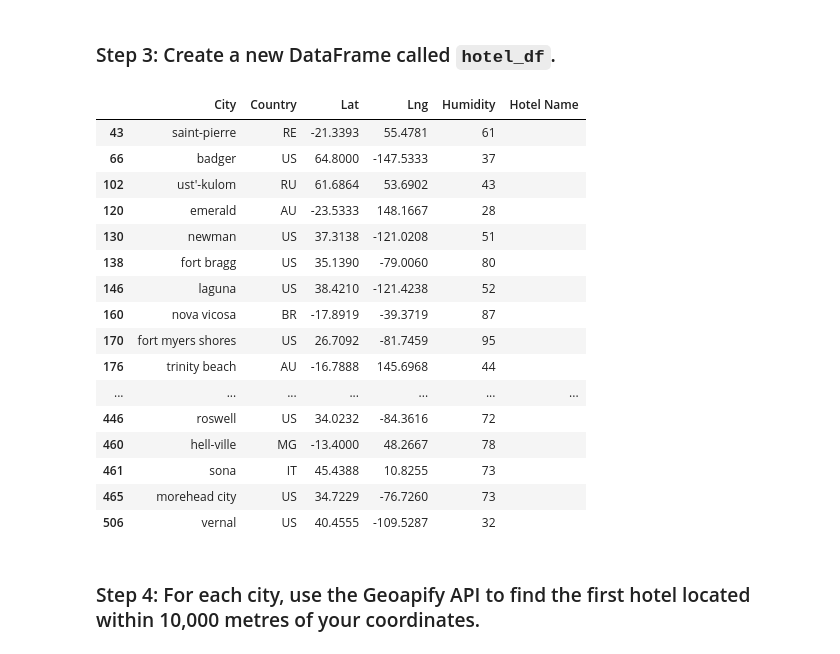
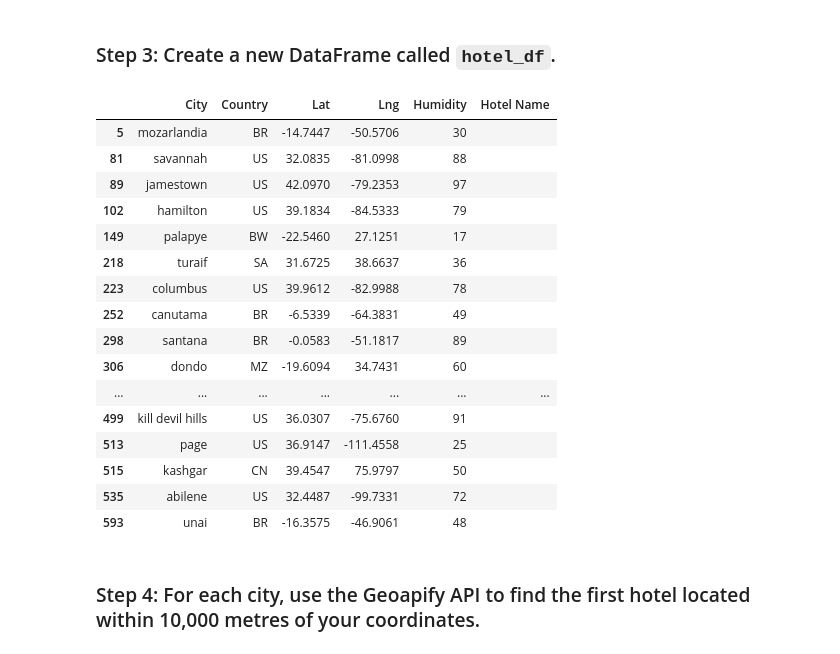
Before and after one commit to karinaahumada01/python-api-challenge, a Jupyter notebook: WeatherPy/VacationPy.ipynb, the cells around one changed output. Saved outputs shown, nothing was run; the diff lists cells and outputs as text; code cells hidden in the pictures.

```diff
--- a/WeatherPy/VacationPy.ipynb
+++ b/WeatherPy/VacationPy.ipynb
@@ -43,0 +35,19 @@ city_data_df.head()
+# %%
+%%capture --no-display
+
+# Configure the map plot
+city_data_df = city_data_df.dropna(subset=['Lat', 'Lng'])
+map_plot = city_data_df.hvplot.points(
+    'Lng', 'Lat',
+    geo=True,
+    tiles='OSM',
+    size=20,
+    color='City',
+    hover_cols=['City', 'Country', 'Max Temp', 'Humidity', 'Cloudiness', 'Wind Speed']
+).opts(
+    xlabel="x",
+    ylabel="y",
+    legend_position="right"
+)
+# Display the map
+map_plot
@@ -45,12 +57,22 @@ city_data_df.head()
 ### Step 2: Narrow down the `city_data_df` DataFrame to find your ideal weather condition
 # %%
 # Narrow down cities that fit criteria and drop any results with null values
-# YOUR CODE HERE
+ideal_temp_min = 21
+ideal_temp_max = 27
+ideal_cloudiness = 0
+ideal_wind_speed_max = 4.5
+
+ideal_weather_cities_df = city_data_df.loc[
+    (city_data_df['Max Temp'] >= ideal_temp_min) &
+    (city_data_df['Max Temp'] <= ideal_temp_max) &
+    (city_data_df['Cloudiness'] == ideal_cloudiness) &
+    (city_data_df['Wind Speed'] <= ideal_wind_speed_max)
+]
 
 # Drop any rows with null values
-# YOUR CODE HERE
+ideal_weather_cities_df = ideal_weather_cities_df.dropna()
 
 # Display sample data
-# YOUR CODE HERE
+ideal_weather_cities_df
 # %% [output]
 |  | City_ID | City | Lat | Lng | Max Temp | Humidity | Cloudiness | Wind Speed | Country | Date |
@@ -74,31 +96,31 @@ city_data_df.head()
 ### Step 3: Create a new DataFrame called `hotel_df`.
 # %%
 # Use the Pandas copy function to create DataFrame called hotel_df to store the city, country, coordinates, and humidity
-# YOUR CODE HERE
+hotel_df = ideal_weather_cities_df[['City', 'Country', 'Lat', 'Lng', 'Humidity']].copy()
 
 # Add an empty column, "Hotel Name," to the DataFrame so you can store the hotel found using the Geoapify API
-# YOUR CODE HERE
+hotel_df['Hotel Name'] = ""
 
 # Display sample data
-# YOUR CODE HERE
+hotel_df
 # %% [output]
 |  | City | Country | Lat | Lng | Humidity | Hotel Name |
-| 43 | saint-pierre | RE | -21.3393 | 55.4781 | 61 |  |
-| 66 | badger | US | 64.8000 | -147.5333 | 37 |  |
-| 102 | ust'-kulom | RU | 61.6864 | 53.6902 | 43 |  |
-| 120 | emerald | AU | -23.5333 | 148.1667 | 28 |  |
-| 130 | newman | US | 37.3138 | -121.0208 | 51 |  |
-| 138 | fort bragg | US | 35.1390 | -79.0060 | 80 |  |
-| 146 | laguna | US | 38.4210 | -121.4238 | 52 |  |
-| 160 | nova vicosa | BR | -17.8919 | -39.3719 | 87 |  |
-| 170 | fort myers shores | US | 26.7092 | -81.7459 | 95 |  |
-| 176 | trinity beach | AU | -16.7888 | 145.6968 | 44 |  |
+| 5 | mozarlandia | BR | -14.7447 | -50.5706 | 30 |  |
+| 81 | savannah | US | 32.0835 | -81.0998 | 88 |  |
+| 89 | jamestown | US | 42.0970 | -79.2353 | 97 |  |
+| 102 | hamilton | US | 39.1834 | -84.5333 | 79 |  |
+| 149 | palapye | BW | -22.5460 | 27.1251 | 17 |  |
+| 218 | turaif | SA | 31.6725 | 38.6637 | 36 |  |
+| 223 | columbus | US | 39.9612 | -82.9988 | 78 |  |
+| 252 | canutama | BR | -6.5339 | -64.3831 | 49 |  |
+| 298 | santana | BR | -0.0583 | -51.1817 | 89 |  |
+| 306 | dondo | MZ | -19.6094 | 34.7431 | 60 |  |
 | ... | ... | ... | ... | ... | ... | ... |
-| 446 | roswell | US | 34.0232 | -84.3616 | 72 |  |
-| 460 | hell-ville | MG | -13.4000 | 48.2667 | 78 |  |
-| 461 | sona | IT | 45.4388 | 10.8255 | 73 |  |
-| 465 | morehead city | US | 34.7229 | -76.7260 | 73 |  |
-| 506 | vernal | US | 40.4555 | -109.5287 | 32 |  |
+| 499 | kill devil hills | US | 36.0307 | -75.6760 | 91 |  |
+| 513 | page | US | 36.9147 | -111.4558 | 25 |  |
+| 515 | kashgar | CN | 39.4547 | 75.9797 | 50 |  |
+| 535 | abilene | US | 32.4487 | -99.7331 | 72 |  |
+| 593 | unai | BR | -16.3575 | -46.9061 | 48 |  |
 # %% [markdown]
 ### Step 4: For each city, use the Geoapify API to find the first hotel located within 10,000 metres of your coordinates.
 # %%
```
Also changed, not shown: parts of 8 cells of this notebook, 1 other file.
